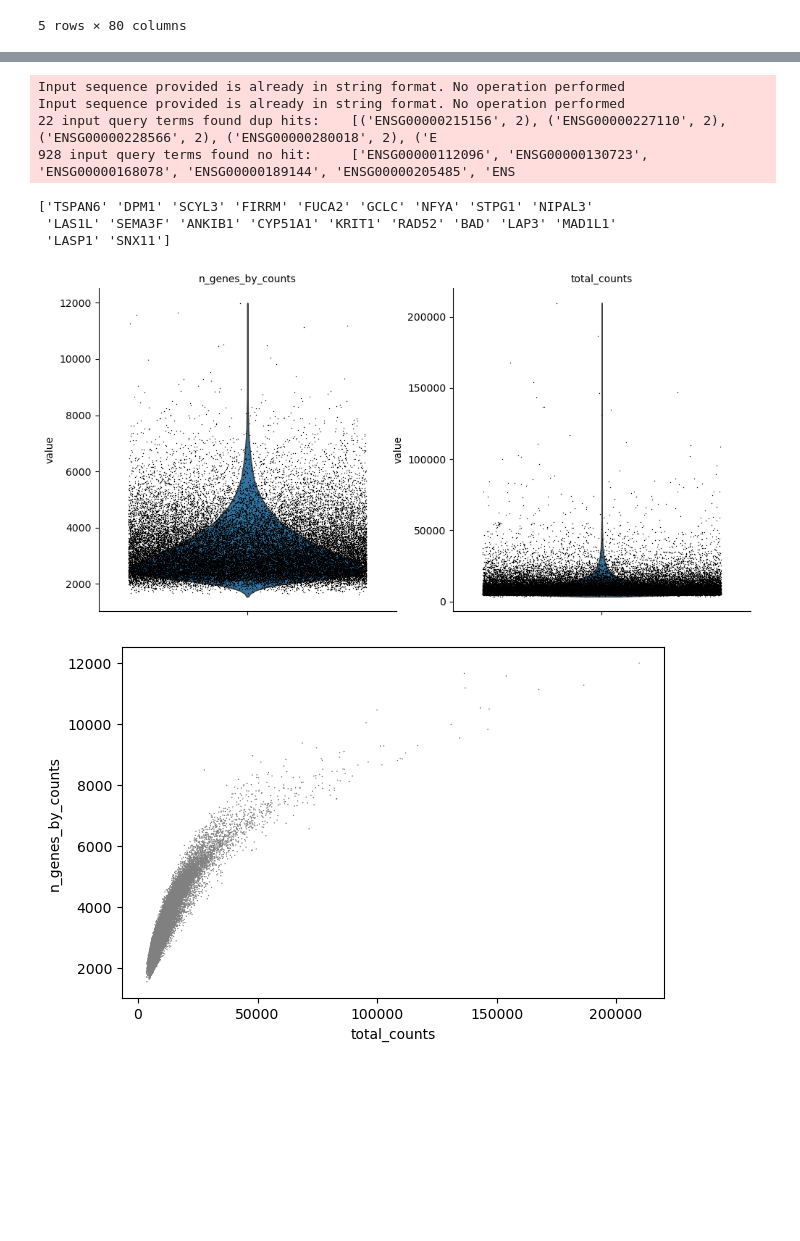
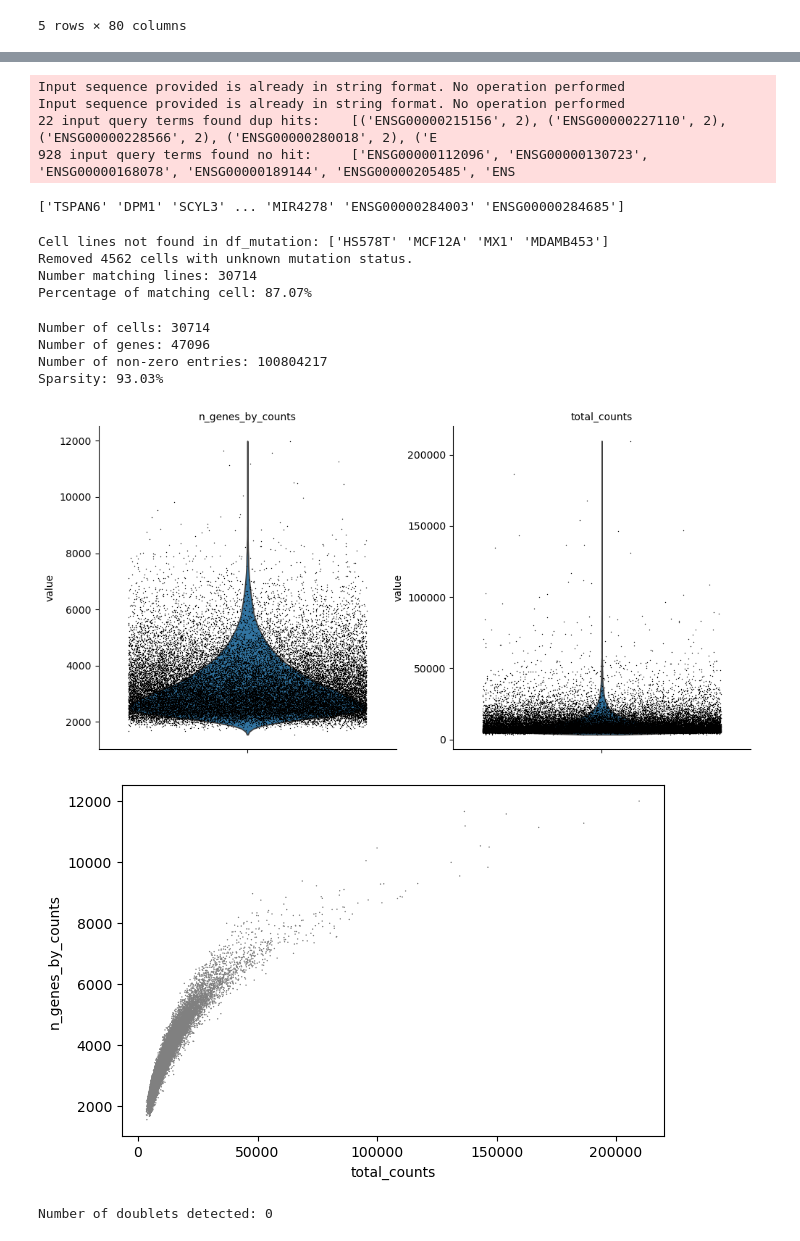
Before and after one commit to tommasoravasio/scRNAseq-GNN-binary-tp53, a Jupyter notebook: notebooks/main_experiment.ipynb, the cells around one changed output, grey strips where cells are left out. Saved outputs shown, nothing was run; the diff lists cells and outputs as text; code cells hidden in the pictures; blank space fills up the shorter version.

```diff
--- a/notebooks/main_experiment.ipynb
+++ b/notebooks/main_experiment.ipynb
@@ -83,46 +95,36 @@ Percentage of matching cell: 90.24%
 # %%
-"""
-Aggiungi codice riguardo Mygene
-"""
-
-mg = mygene.MyGeneInfo()
-ensembl_ids = adata.var["gene_symbols"].tolist()
-query = mg.querymany(ensembl_ids, scopes="ensembl.gene", fields="symbol,name", species="human")
-
-id_to_symbol = {r['query']: r.get('symbol', r['query']) for r in query}
-
-adata.var['gene_symbols_mapped'] = adata.var['gene_symbols'].map(id_to_symbol)
+preprocessing.get_genes_symbols(adata, "gene_symbols")
+print(adata.var['gene_symbols_mapped'].unique())
 # %% [output]
 Input sequence provided is already in string format. No operation performed
 Input sequence provided is already in string format. No operation performed
 22 input query terms found dup hits:    [('ENSG00000215156', 2), ('ENSG00000227110', 2), ('ENSG00000228566', 2), ('ENSG00000280018', 2), ('E
 928 input query terms found no hit:     ['ENSG00000112096', 'ENSG00000130723', 'ENSG00000168078', 'ENSG00000189144', 'ENSG00000205485', 'ENS
+['TSPAN6' 'DPM1' 'SCYL3' ... 'MIR4278' 'ENSG00000284003' 'ENSG00000284685']
-# %%
-adata.var['mt'] = adata.var['gene_symbols_mapped'].str.startswith('MT-')
-# %%
-print(adata.var['gene_symbols_mapped'].unique()[:20])
-# %% [output]
-['TSPAN6' 'DPM1' 'SCYL3' 'FIRRM' 'FUCA2' 'GCLC' 'NFYA' 'STPG1' 'NIPAL3'
- 'LAS1L' 'SEMA3F' 'ANKIB1' 'CYP51A1' 'KRIT1' 'RAD52' 'BAD' 'LAP3' 'MAD1L1'
- 'LASP1' 'SNX11']
+# %%
+preprocessing.add_mutation_column(adata, df_mutation, cell_lines_column_name = "Sample_Name_cleaned", mutation_status_column="TP53status", new_obs_column="mutation_status")
+# %% [output]
+Cell lines not found in df_mutation: ['HS578T' 'MCF12A' 'MX1' 'MDAMB453']
+Removed 4562 cells with unknown mutation status.
+Number matching lines: 30714
+Percentage of matching cell: 87.07%
+# %%
+#sparsity
+preprocessing.check_sparsity(adata)
+# %% [output]
+Number of cells: 30714
+Number of genes: 47096
+Number of non-zero entries: 100804217
+Sparsity: 93.03%
 # %%
-
-sc.pp.calculate_qc_metrics(
-    adata,
-    inplace=True,  # aggiunge le metriche direttamente in adata.obs
-    log1p=True
-)
-
-
-sc.pl.violin(
-    adata,
-    ['n_genes_by_counts', 'total_counts'],
-    jitter=0.4,
-    multi_panel=True
-)
-
-
-sc.pl.scatter(adata, x='total_counts', y='n_genes_by_counts')
+#Quality control
+preprocessing.show_qc_plots(adata, violin_cols=['n_genes_by_counts', 'total_counts'], scatter_x='total_counts', scatter_y='n_genes_by_counts')
 # %% [output]
-[figure, old version]
+[figure, new version]
-[figure, old version]
+[figure, new version]
+# %%
+#dublet detection
+sc.pp.scrublet(adata)
+print(f"Number of doublets detected: {adata.obs['predicted_doublet'].sum()}")
+# %% [output]
+Number of doublets detected: 0
```
Also changed, not shown: parts of 27 cells of this notebook, 12 other files.
